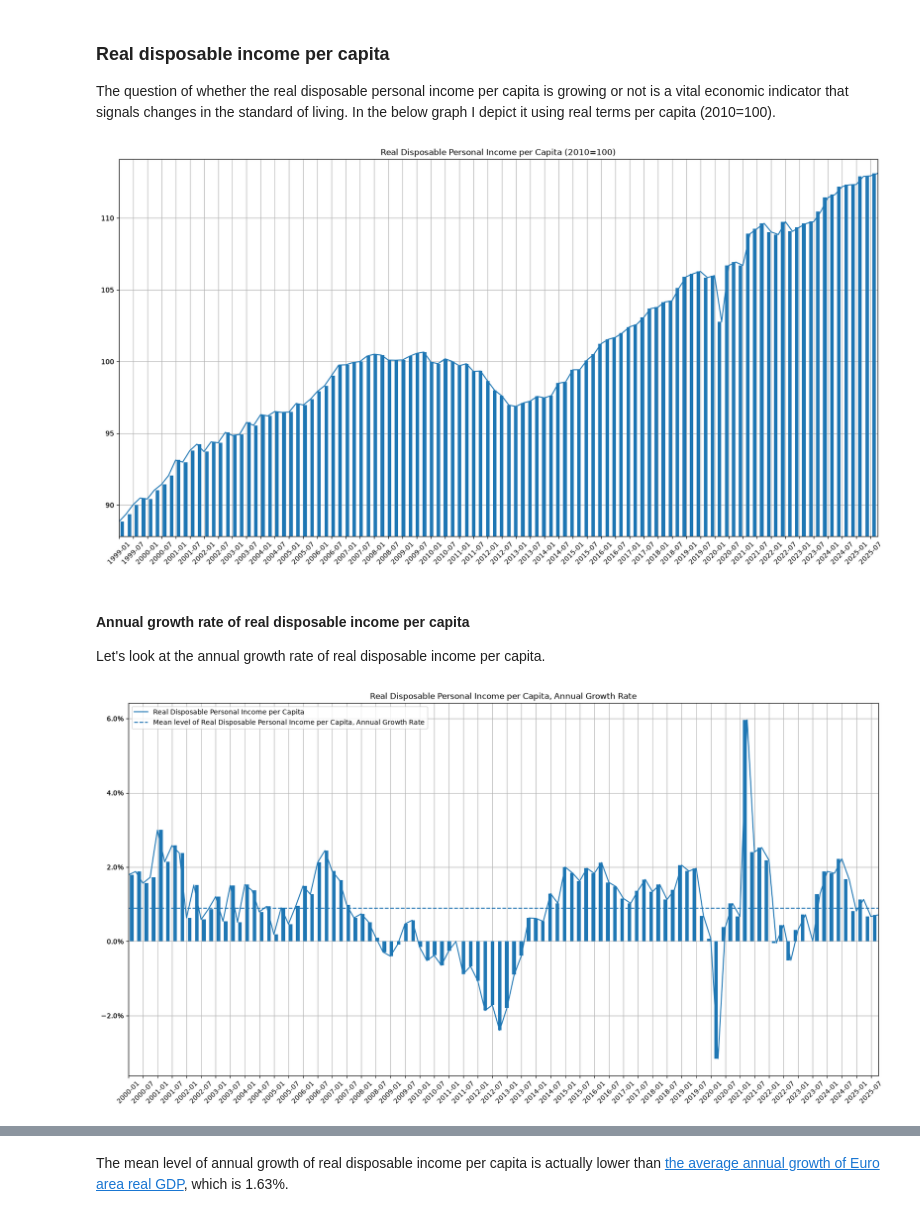
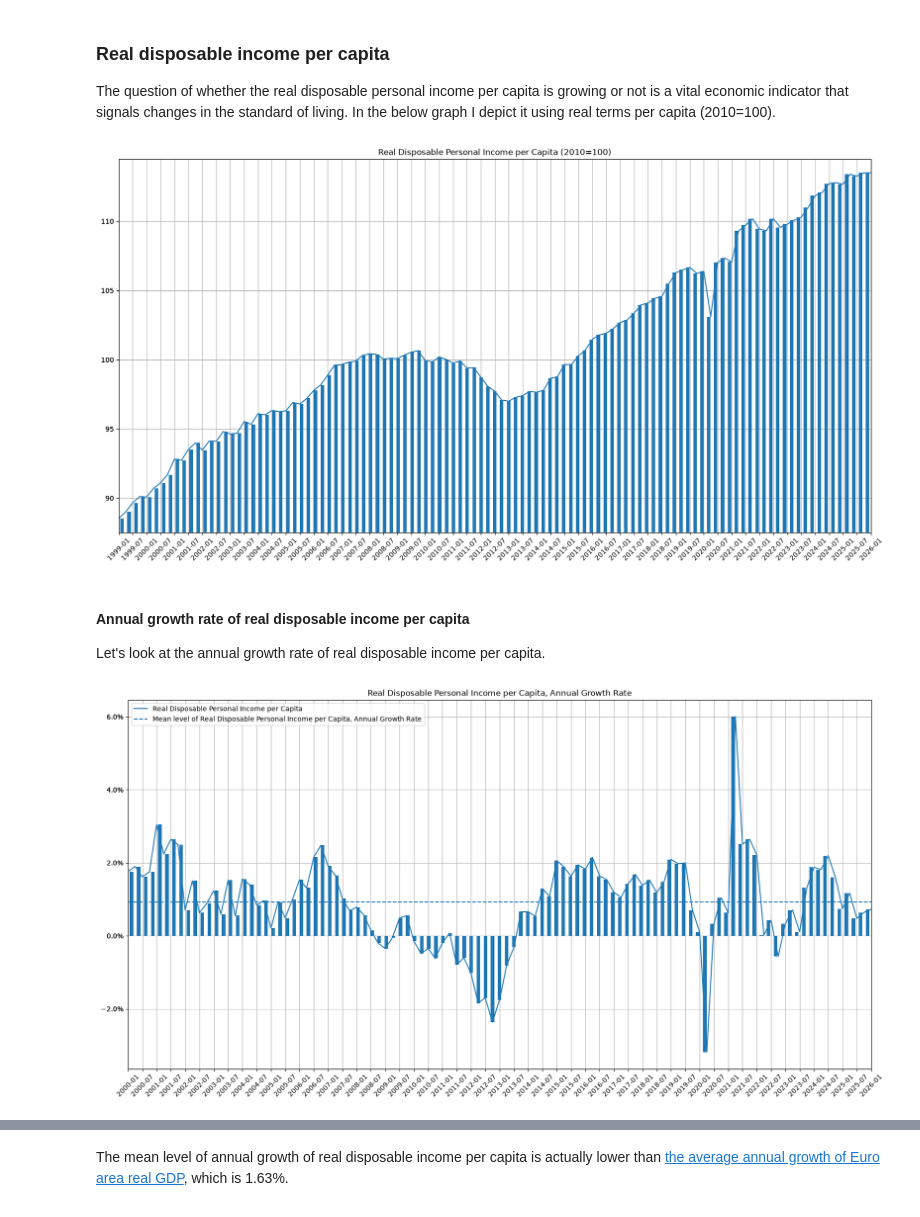
Before and after one commit to ilchen/EU_Economic_Data_Analysis, a Jupyter notebook: Disposable_Income_and_Savings_Eurozone.ipynb, the cells around one changed output, grey strips where cells are left out. Drawn from its saved outputs; the diff is of its cells as text; code cells hidden in the pictures.

Commit message:
Adjusted for compatibility with pandas 3.x, adjusted for new geo-area codes, and updated with Q1 2026 data

```diff
--- a/Disposable_Income_and_Savings_Eurozone.ipynb
+++ b/Disposable_Income_and_Savings_Eurozone.ipynb
@@ -41,7 +41,7 @@ MEAN_LEVEL_OF_REAL_DISPOSABLE_INCOME_GROWTH = MEAN_LEVEL_OF + REAL_DISPOSABLE_IN
 # %%
 data = eurostat.get_data_df('nasq_10_ki', filter_pars={
     'startPeriod': report_start, 's_adj': 'SCA',
-    'na_item': ['B7G_R_HAB_2010', 'SRG_S14_S15'], 'sector': 'S14_S15', 'geo': 'EA20'}).iloc[:, 6:]
+    'na_item': ['B7G_R_HAB_2010', 'SRG_S14_S15'], 'sector': 'S14_S15', 'geo': 'EA21'}).iloc[:, 6:]
 
 data = data.set_index(data.columns[0]).T
 data = data.set_axis(pd.DatetimeIndex(data.index, 'QS'))
@@ -76,29 +76,29 @@ ax = data.loc[:,REAL_DISPOSABLE_INCOME].plot(figsize=(20,10), grid=True,
                                      xticks=data.index[::2], xlabel='', rot=45)
 ax2 = ax.twiny()
 min_dpi, max_dpi = data.loc[:,REAL_DISPOSABLE_INCOME].min() - 1, data.loc[:,REAL_DISPOSABLE_INCOME].max() + 1
-data.loc[:,REAL_DISPOSABLE_INCOME].plot.bar(ax=ax2, xlabel='', legend=False, ylim=(min_dpi, max_dpi))
+data.loc[:,REAL_DISPOSABLE_INCOME].plot.bar(ax=ax2, xlabel='', legend=False, ylim=(min_dpi, max_dpi), x_compat=True)
 ax2.xaxis.set_major_locator(mtick.NullLocator())
 _ = ax.set_xticklabels(list(map('{:%Y-%m}'.format, data.index[::2])))
 # %% [output]
-[figure, old version]
+[figure, new version]
 # %% [markdown]
 #### Annual growth rate of real disposable income per capita
 Let's look at the annual growth rate of real disposable income per capita.
 # %%
 # Quarterly frequency
 pi_growth = data.loc[:,REAL_DISPOSABLE_INCOME].pct_change(4, fill_method=None).dropna()
 ax = pi_growth.plot(figsize=(20,10), grid=True,
                     title=REAL_DISPOSABLE_INCOME_GROWTH_GRAPH_TITLE,
                     xticks=pi_growth.index[::2], xlabel='', rot=45)
 ax2 = ax.twiny()
-pi_growth.plot.bar(ax=ax2, xlabel='', legend=False)
+pi_growth.plot.bar(ax=ax2, xlabel='', legend=False, x_compat=True)
 ax.yaxis.set_major_formatter(mtick.PercentFormatter(1))
 ax.axhline(y=pi_growth.mean(), ls='--', c='#1f77b4', label=MEAN_LEVEL_OF_REAL_DISPOSABLE_INCOME_GROWTH)
 ax.legend()
 ax2.xaxis.set_major_locator(mtick.NullLocator())
 _ = ax.set_xticklabels(list(map('{:%Y-%m}'.format, pi_growth.index[::2])))
 # %% [output]
-[figure, old version]
+[figure, new version]
 # %%
 print(f'Mean level of real disposable income per capita growth rate since {pi_growth.index[0]:%Y-%m-%d}: {pi_growth.mean():.2%}')
 print(f'The current level is {pi_growth.iloc[-1] - pi_growth.mean():+.2%} vs the mean')
```
Also changed, not shown: parts of 4 cells of this notebook.
